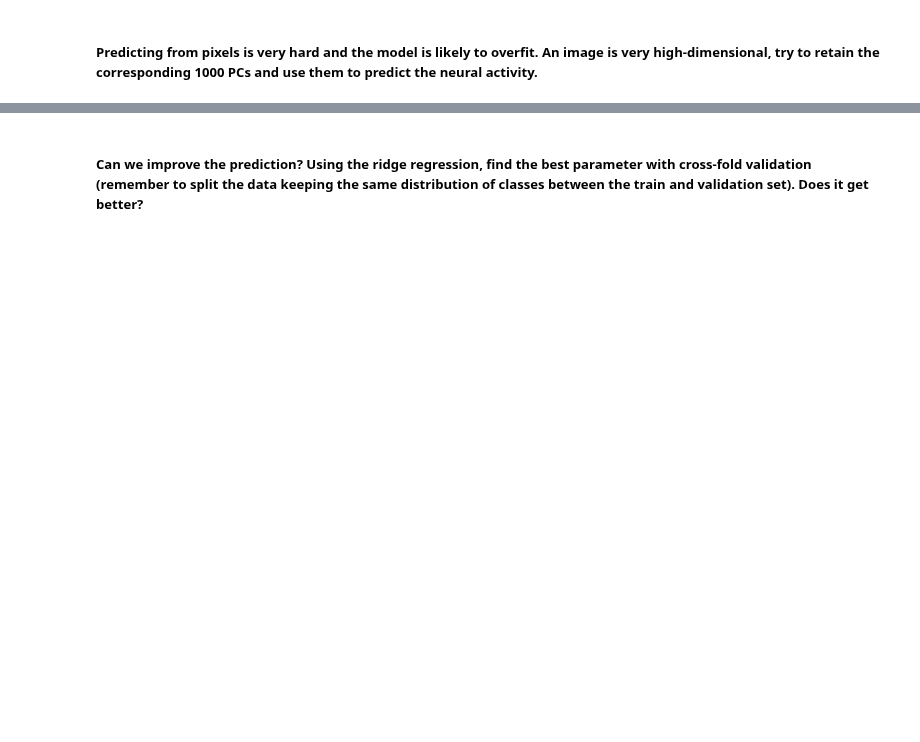
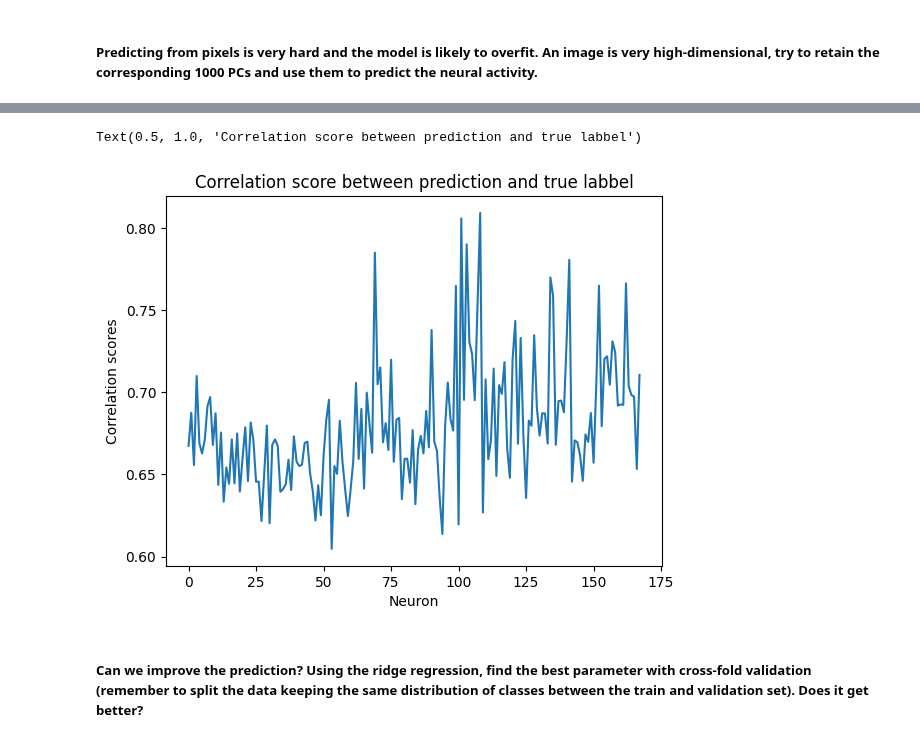
Before and after one commit to barbaragrosjean/Brain_like_mini_project, a Jupyter notebook: week6.ipynb, the cells around one changed output, grey strips where cells are left out. Drawn from its saved outputs; the diff is of its cells as text; code cells hidden in the pictures; blank space fills up the shorter version.

```diff
--- a/week6.ipynb
+++ b/week6.ipynb
@@ -171,3 +179,11 @@ Text(0.5, 1.0, 'EV using 1000 PCs')
+# %%
+plt.plot(correlation_scores_reduced)
+plt.xlabel('Neuron')
+plt.ylabel('Correlation scores')
+plt.title('Correlation score between prediction and true labbel')
+# %% [output]
+Text(0.5, 1.0, 'Correlation score between prediction and true labbel')
+[figure, added]
 # %% [markdown]
 ##### Can we improve the prediction? Using the ridge regression, find the best parameter with cross-fold validation (remember to split the data keeping the same distribution of classes between the train and validation set). Does it get better?
 # %%
```
Also changed, not shown: parts of 14 cells of this notebook.
